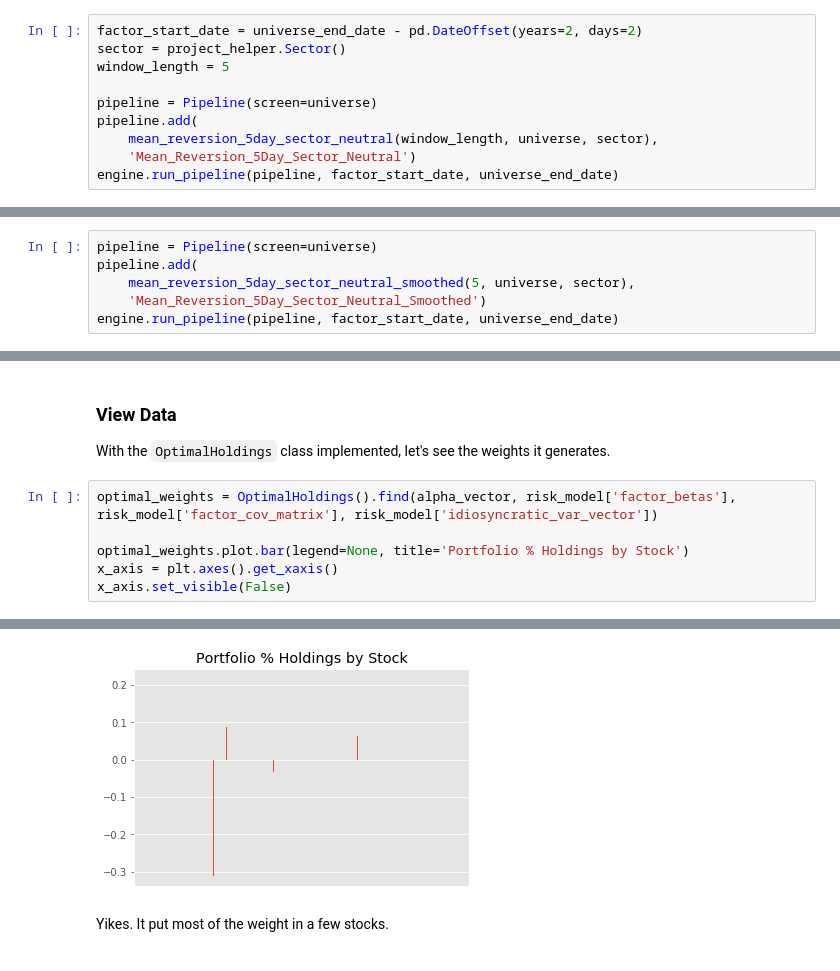
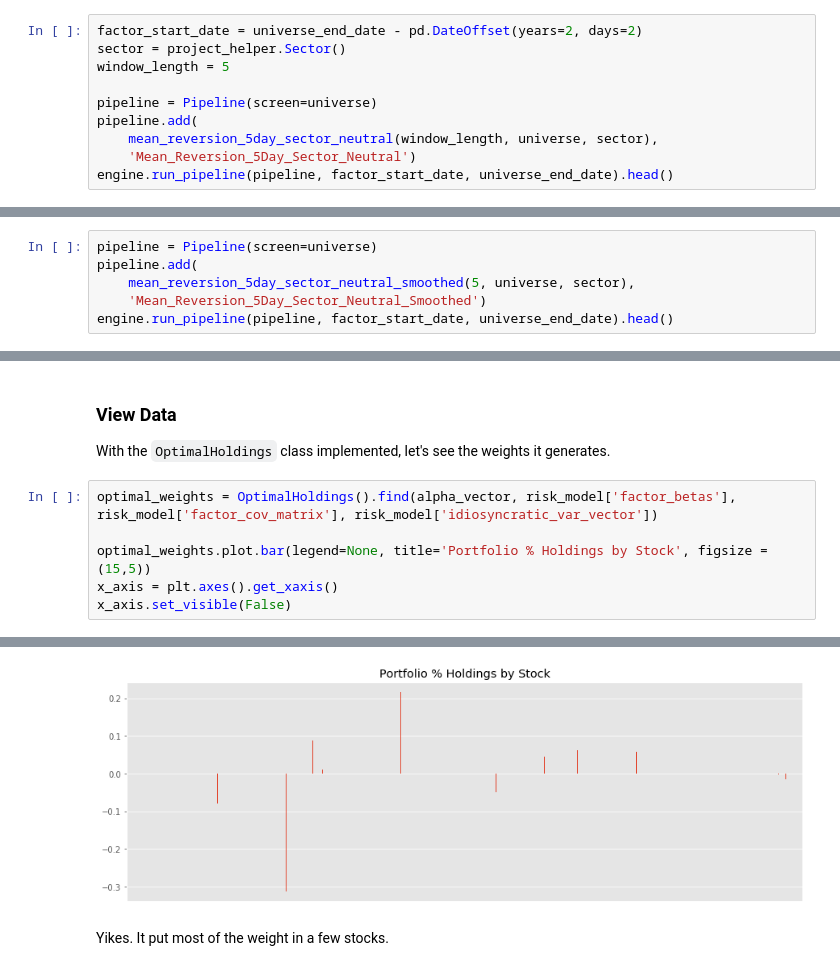
Before and after one commit to h-de-silva/udacity_trading, a Jupyter notebook: p4_alpha_research_and_factor_modeling/project_4_starter.ipynb, the cells around one changed output, grey strips where cells are left out. Cells and saved outputs as stored; diff of their text form.

```diff
--- a/p4_alpha_research_and_factor_modeling/project_4_starter.ipynb
+++ b/p4_alpha_research_and_factor_modeling/project_4_starter.ipynb
@@ -649,7 +576,7 @@ pipeline = Pipeline(screen=universe)
 pipeline.add(
     mean_reversion_5day_sector_neutral(window_length, universe, sector),
     'Mean_Reversion_5Day_Sector_Neutral')
-engine.run_pipeline(pipeline, factor_start_date, universe_end_date)
+engine.run_pipeline(pipeline, factor_start_date, universe_end_date).head()
 # %% [output]
 |  |  | Mean_Reversion_5Day_Sector_Neutral |
 | 2014-01-03 00:00:00+00:00 | Equity(0 [A]) | 0.85326482 |
@@ -732,7 +647,7 @@ pipeline = Pipeline(screen=universe)
 pipeline.add(
     mean_reversion_5day_sector_neutral_smoothed(5, universe, sector),
     'Mean_Reversion_5Day_Sector_Neutral_Smoothed')
-engine.run_pipeline(pipeline, factor_start_date, universe_end_date)
+engine.run_pipeline(pipeline, factor_start_date, universe_end_date).head()
 # %% [output]
 |  |  | Mean_Reversion_5Day_Sector_Neutra... |
 | 2014-01-03 00:00:00+00:00 | Equity(0 [A]) | 1.11580784 |
@@ -1191,7 +1094,7 @@ With the `OptimalHoldings` class implemented, let's see the weights it generates
 # %%
 optimal_weights = OptimalHoldings().find(alpha_vector, risk_model['factor_betas'], risk_model['factor_cov_matrix'], risk_model['idiosyncratic_var_vector'])
 
-optimal_weights.plot.bar(legend=None, title='Portfolio % Holdings by Stock')
+optimal_weights.plot.bar(legend=None, title='Portfolio % Holdings by Stock', figsize = (15,5))
 x_axis = plt.axes().get_xaxis()
 x_axis.set_visible(False)
 # %% [output]
@@ -1198,4 +1103,4 @@ x_axis.set_visible(False)
-[figure, old version]
+[figure, new version]
 # %% [markdown]
 Yikes. It put most of the weight in a few stocks.
 # %%
```
Also changed, not shown: parts of 26 cells of this notebook.
